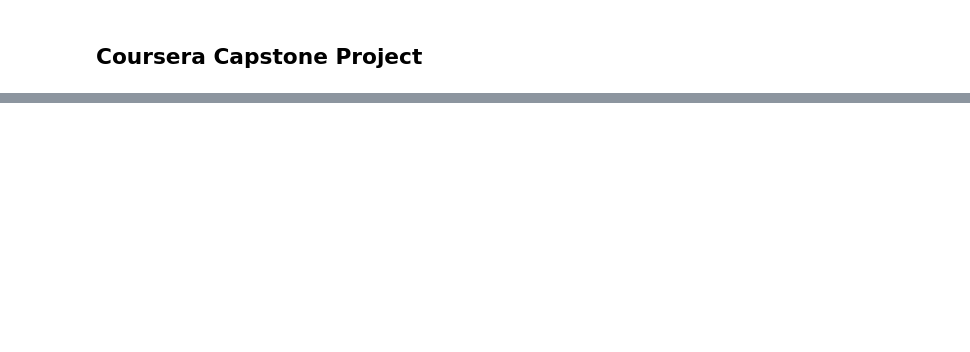
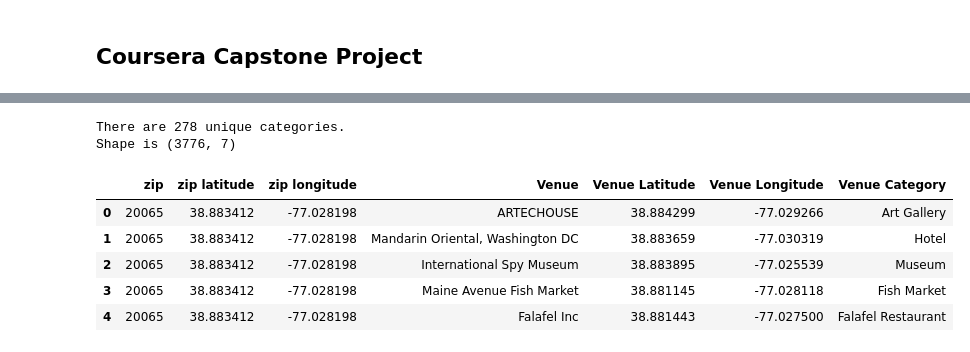
Before and after one commit to mpamal/Coursera_Capstone, a Jupyter notebook: Coursera_Capstone.ipynb, the cells around one changed output, grey strips where cells are left out. Saved outputs shown, nothing was run; the diff lists cells and outputs as text; code cells hidden in the pictures; blank space fills up the shorter version.

```diff
--- a/Coursera_Capstone.ipynb
+++ b/Coursera_Capstone.ipynb
@@ -40,0 +136,13 @@ wget.download(url, "venues.json")
+# %%
+print('There are {} unique categories.'.format(len(venuesDf['Venue Category'].unique())))
+print('Shape is {} '.format(venuesDf.shape))
+venuesDf.head()
+# %% [output]
+There are 278 unique categories.
+Shape is (3776, 7)
+|  | zip | zip latitude | zip longitude | Venue | Venue Latitude | Venue Longitude | Venue Category |
+| 0 | 20065 | 38.883412 | -77.028198 | ARTECHOUSE | 38.884299 | -77.029266 | Art Gallery |
+| 1 | 20065 | 38.883412 | -77.028198 | Mandarin Oriental, Washington DC | 38.883659 | -77.030319 | Hotel |
+| 2 | 20065 | 38.883412 | -77.028198 | International Spy Museum | 38.883895 | -77.025539 | Museum |
+| 3 | 20065 | 38.883412 | -77.028198 | Maine Avenue Fish Market | 38.881145 | -77.028118 | Fish Market |
+| 4 | 20065 | 38.883412 | -77.028198 | Falafel Inc | 38.881443 | -77.027500 | Falafel Restaurant |
```
Also changed, not shown: parts of 25 cells of this notebook, 2 other files.
